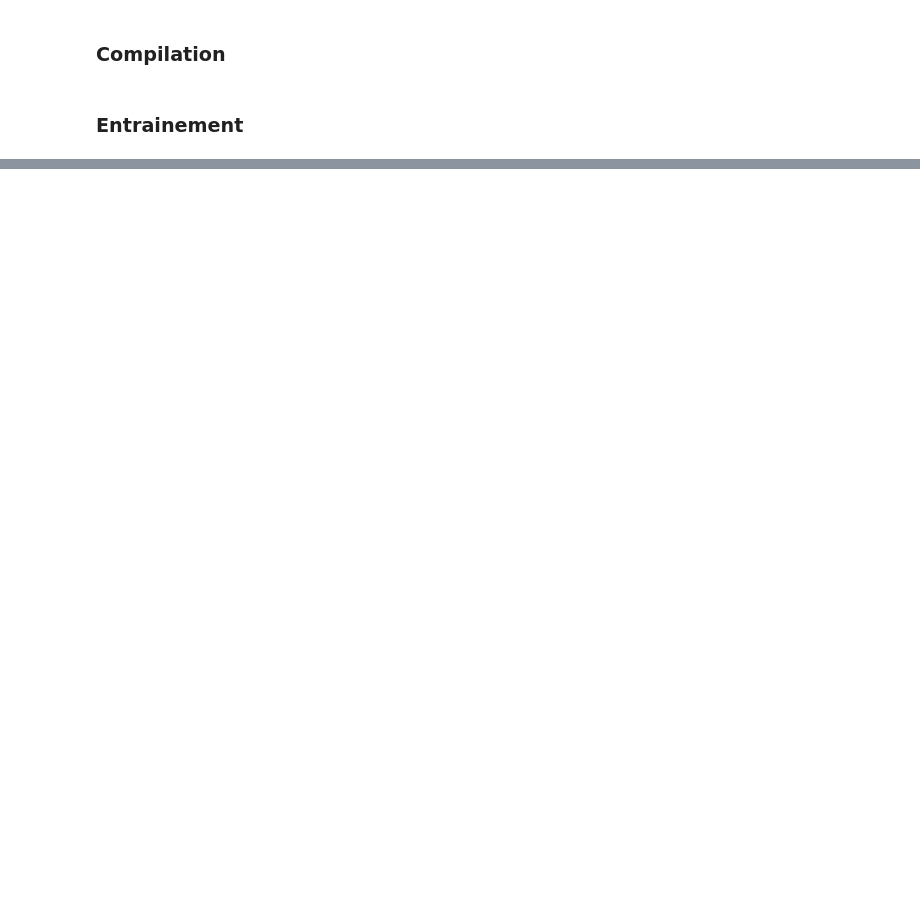
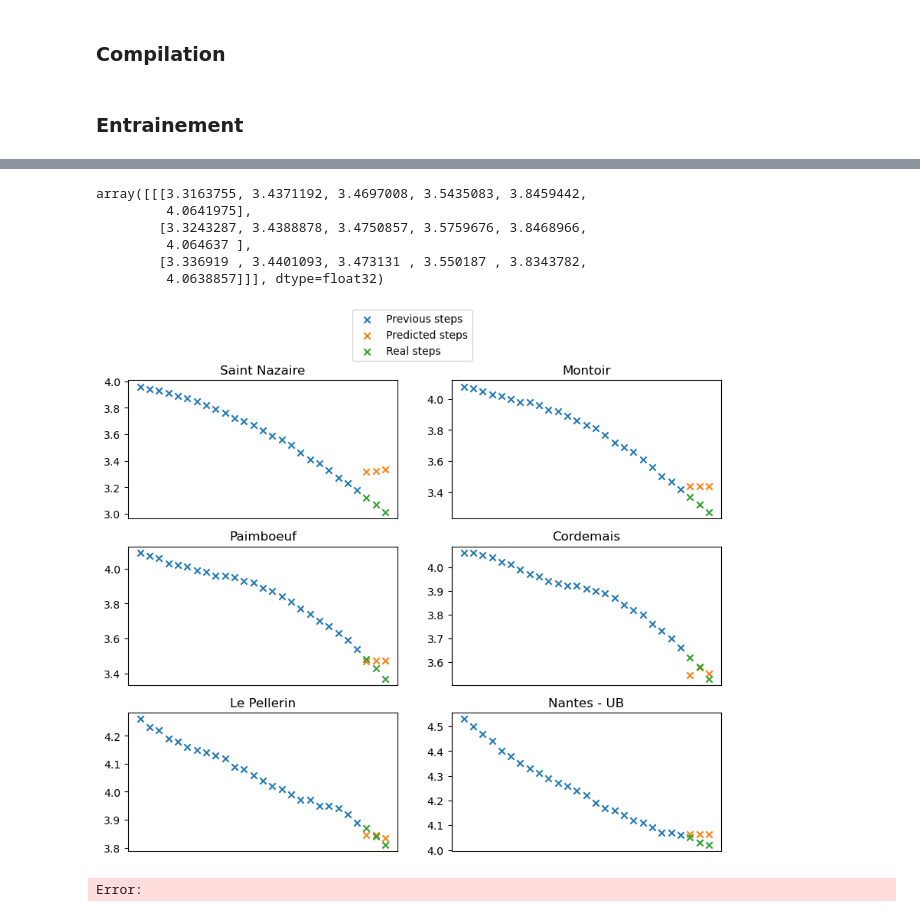
Before and after one commit to AlexandreThomassin/PIIA-Marees, a Jupyter notebook: Prédictions Loire/Final Notebook.ipynb, the cells around one changed output, grey strips where cells are left out. Saved outputs shown, nothing was run; the diff lists cells and outputs as text; code cells hidden in the pictures; blank space fills up the shorter version.

```diff
--- a/Prédictions Loire/Final Notebook.ipynb
+++ b/Prédictions Loire/Final Notebook.ipynb
@@ -423,0 +351,4 @@ multi_lstm_model.save("models/MultiLSTM", save_format="h5")
+# %%
+test = np.array([X_train[0]])
+real = np.array([Y_train[0]])
+test
@@ -423,0 +373,2 @@ multi_lstm_model.save("models/MultiLSTM", save_format="h5")
+# %%
+pred = multi_lstm_model.predict(test)
@@ -423,0 +377,33 @@ multi_lstm_model.save("models/MultiLSTM", save_format="h5")
+# %%
+pred
+# %% [output]
+array([[[3.3163755, 3.4371192, 3.4697008, 3.5435083, 3.8459442,
+         4.0641975],
+        [3.3243287, 3.4388878, 3.4750857, 3.5759676, 3.8468966,
+         4.064637 ],
+        [3.336919 , 3.4401093, 3.473131 , 3.550187 , 3.8343782,
+         4.0638857]]], dtype=float32)
+# %%
+ports =["Saint Nazaire", "Montoir", "Paimboeuf", "Cordemais", "Le Pellerin", "Nantes - UB"]
+abs = [i for i in range(input_length+output_length)]
+fig, axs = plt.subplots(3,2, figsize = (10,8))
+axs = axs.reshape([axs.shape[0]*axs.shape[1]])
+for ax,i in zip(axs,range(pred.shape[2])):
+    ax.set_title(ports[i])
+    ax.get_xaxis().set_visible(False)
+    ax.scatter(abs[:input_length], test[0,:,i], label = "Previous steps", marker="x")
+    ax.scatter(abs[input_length:], pred[0,:,i], label = "Predicted steps", marker="x")
+    ax.scatter(abs[input_length:], real[0,:,i], label = "Real steps", marker="x")
+
+handles, labels = ax.get_legend_handles_labels()
+
+# plt.subplot(2,1,1)
+# plt.plot()
+
+
+fig.legend(handles, labels, loc='upper center')
+plt.show()
+fig.savefig("Predictions.png")
+# %% [output]
+[figure, added]
+Error:
```
Also changed, not shown: parts of 27 cells of this notebook, 2 other files.
